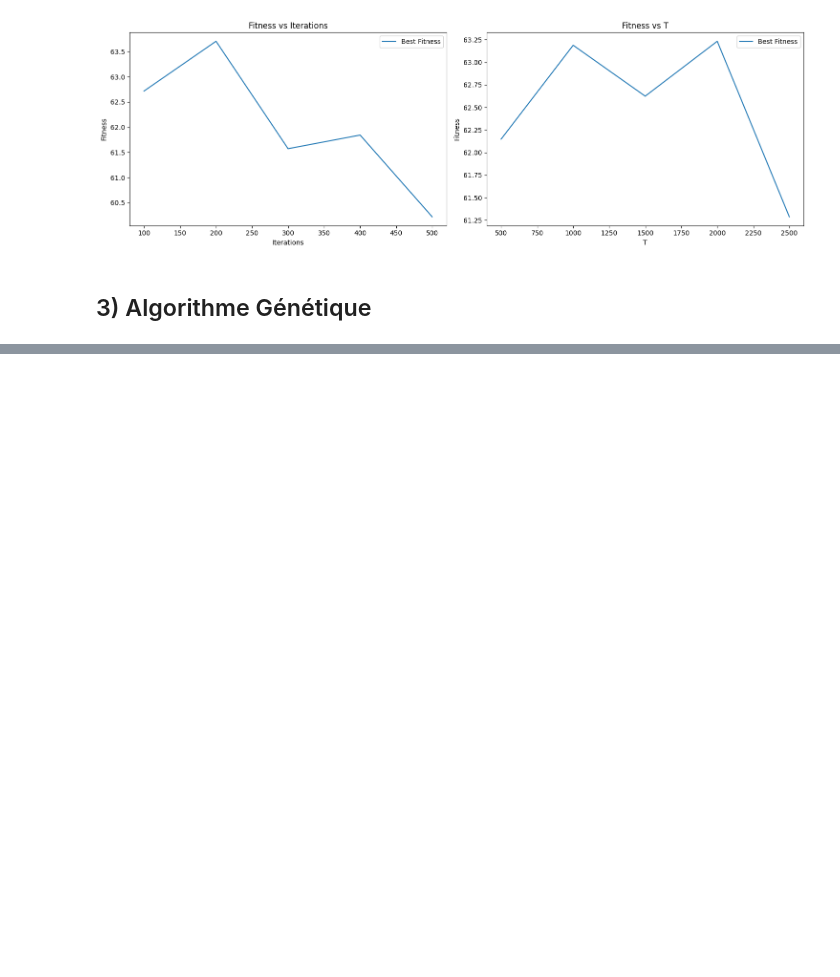
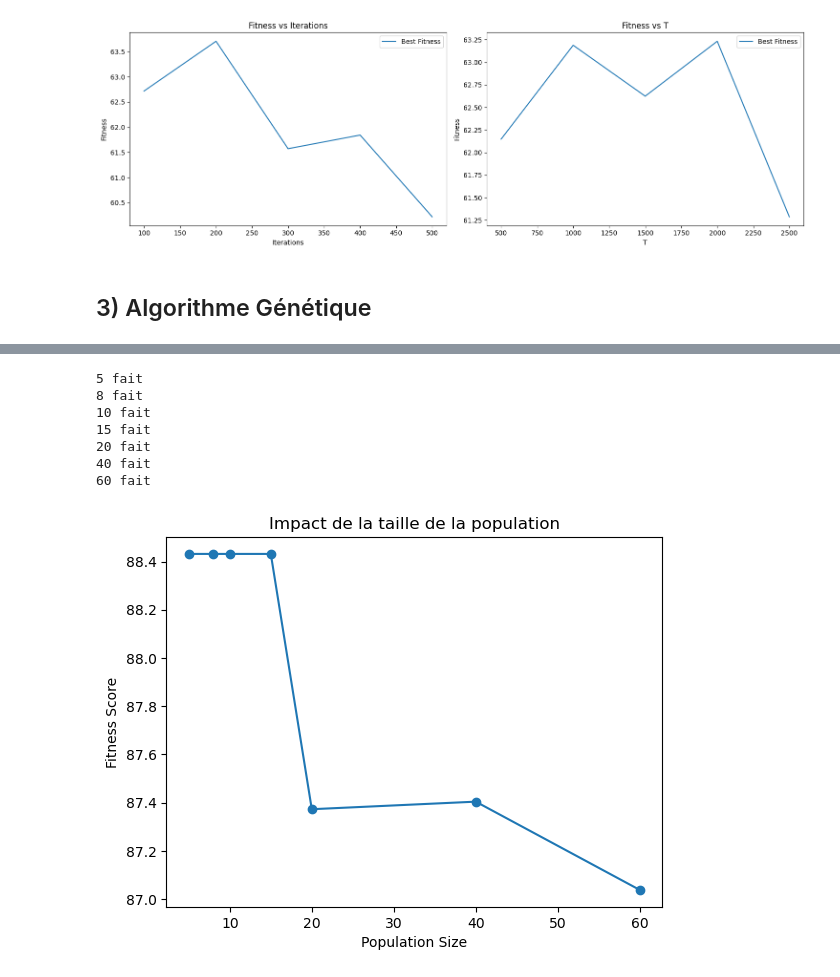
Before and after one commit to D0gmaDev/ico-2025, a Jupyter notebook: meta_heuristique_notebook.ipynb, the cells around one changed output, grey strips where cells are left out. Cells and saved outputs as stored; diff of their text form; code cells hidden in the pictures; blank space fills up the shorter version.

```diff
--- a/meta_heuristique_notebook.ipynb
+++ b/meta_heuristique_notebook.ipynb
@@ -461,0 +442,5 @@ array([[0.        , 0.27694146, 0.29544951, ..., 0.50428566, 0.29530975,
+# %%
+# Parametres
+ELITISM = 15 # Nombre de solutions retenues pour la prochaine génération
+q = 400  # Capacité camion
+omega = 10  # Cout camion
@@ -461,0 +589,27 @@ array([[0.        , 0.27694146, 0.29544951, ..., 0.50428566, 0.29530975,
+# %%
+# Impact de la taille de la population
+
+population_sizes = [5, 8, 10, 15, 20, 40, 60]
+
+generations = [100]
+mutation_rate = 0.3
+fitness_results = []
+for population_size in population_sizes:
+    population = [construct_initial_solution(state) for _ in range(population_size)]
+    best_solution, best_fitness = genetic_algorithm(state, population, population_size, generations_list, mutation_rate)
+    fitness_results.append(best_fitness[0])
+    print((population_size), 'fait')
+plt.plot(population_sizes, fitness_results, marker='o')
+plt.title("Impact de la taille de la population")
+plt.xlabel("Population Size")
+plt.ylabel("Fitness Score")
+plt.show()
+# %% [output]
+5 fait
+8 fait
+10 fait
+15 fait
+20 fait
+40 fait
+60 fait
+[figure, added]
```
Also changed, not shown: parts of 7 cells of this notebook.
